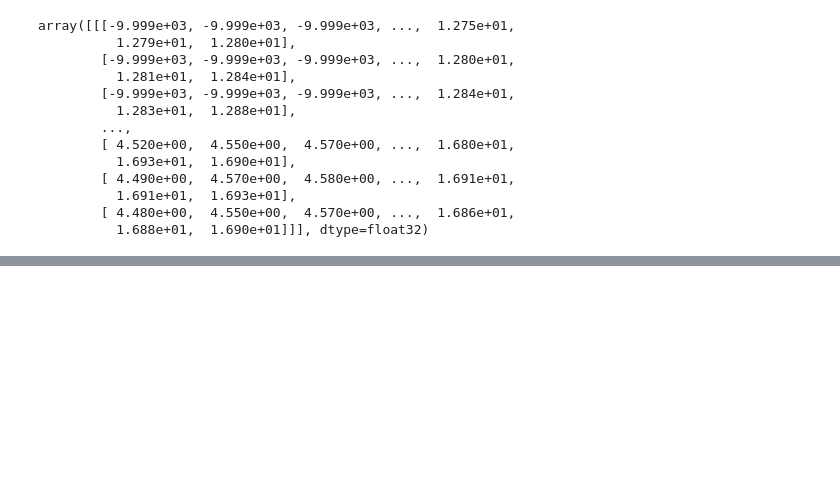
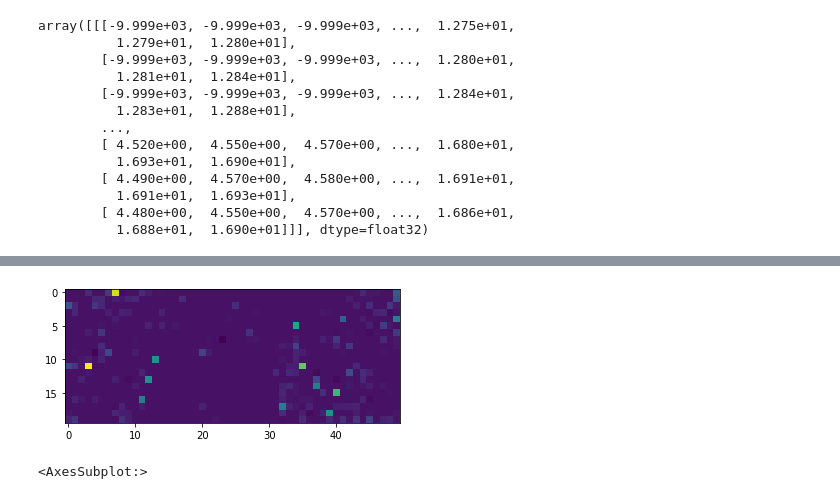
Before and after one commit to simonsny/3D_houses, a Jupyter notebook: canopy_height_model.ipynb, the cells around one changed output, grey strips where cells are left out. Drawn from its saved outputs; the diff is of its cells as text; code cells hidden in the pictures; blank space fills up the shorter version.

```diff
--- a/canopy_height_model.ipynb
+++ b/canopy_height_model.ipynb
@@ -61,4 +61,4 @@ array([[[-9.999e+03, -9.999e+03, -9.999e+03, ...,  1.275e+01,
         [ 4.480e+00,  4.550e+00,  4.570e+00, ...,  1.686e+01,
           1.688e+01,  1.690e+01]]], dtype=float32)
 # %%
-lidar_chm = lidar_dsm_im - lidar_dem_im
+lidar_chm = lidar_dsm_im - lidar_dtm_im
@@ -86 +70,6 @@ masked_array(
+# %%
+show(lidar_chm[:, 7680:7700, 4950:5000])
+# %% [output]
+[figure, added]
+<AxesSubplot:>
 # %%
```
Also changed, not shown: parts of 19 cells of this notebook, 6 other files.
